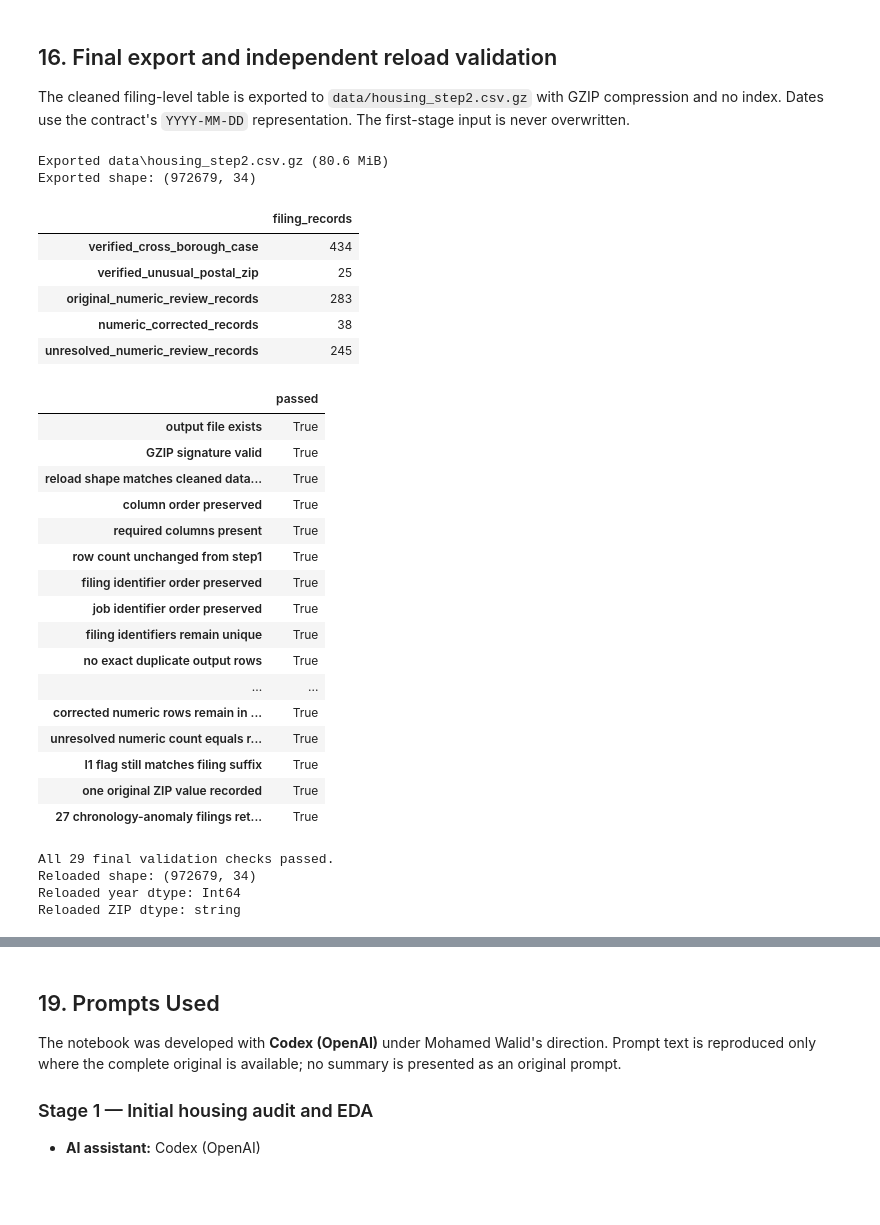
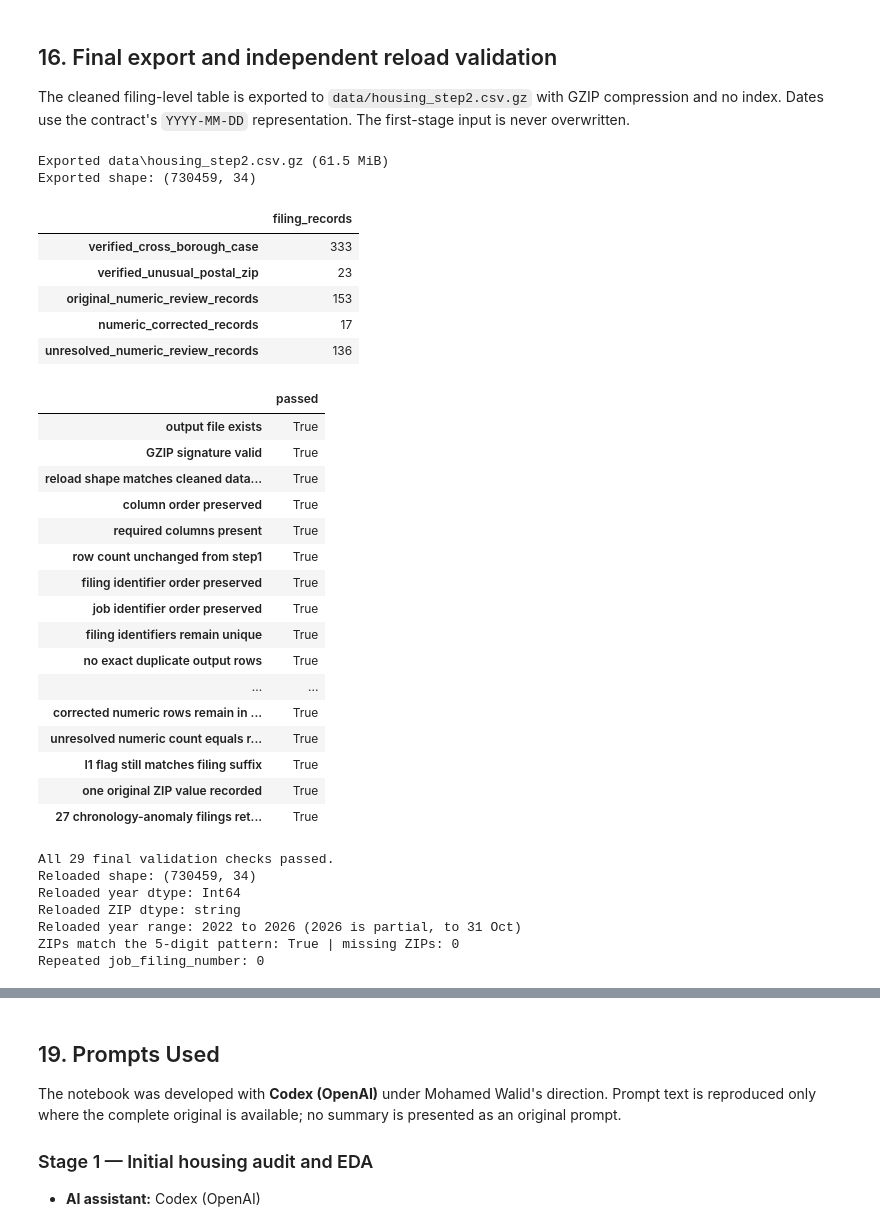
Before and after one commit to Sanad-Manga/NYC-Build-And-Crash, a Jupyter notebook: phase1_housing_eda_cleaning_walid.ipynb, the cells around one changed output, grey strips where cells are left out. Cells and saved outputs as stored; diff of their text form; code cells hidden in the pictures; blank space fills up the shorter version.

```diff
--- a/phase1_housing_eda_cleaning_walid.ipynb
+++ b/phase1_housing_eda_cleaning_walid.ipynb
@@ -1039,0 +1037,15 @@ Derived year range: 2016 to 2026
+# %%
+SCOPE_START, SCOPE_END = pd.Timestamp("2022-01-01"), pd.Timestamp("2026-11-01")
+
+rows_before_scope = len(clean_df)
+jobs_before_scope = clean_df["job_id"].nunique()
+in_scope = (clean_df["filing_date"] >= SCOPE_START) & (clean_df["filing_date"] < SCOPE_END)
+clean_df = clean_df[in_scope].copy()
+
+print("Rows before the scope filter:", f"{rows_before_scope:,}", "| unique jobs:", f"{jobs_before_scope:,}")
+print("Rows removed by the scope filter:", f"{rows_before_scope - len(clean_df):,}")
+print("Rows after the scope filter:", f"{len(clean_df):,}", "| unique jobs:", f"{clean_df['job_id'].nunique():,}")
+print("Filing records per year (2026 is partial, to 31 Oct):")
+print(clean_df["year"].value_counts().sort_index().to_string())
+assert clean_df["year"].min() >= 2022
+assert clean_df["filing_date"].max() < SCOPE_END
@@ -1147,8 +1170,8 @@ clean_df.to_csv(
 print(f"Exported {output_path} ({output_path.stat().st_size / 1024**2:,.1f} MiB)")
 print("Exported shape:", clean_df.shape)
 # %% [output]
-Exported data\housing_step2.csv.gz (80.6 MiB)
-Exported shape: (972679, 34)
+Exported data\housing_step2.csv.gz (61.5 MiB)
+Exported shape: (730459, 34)
 # %%
 reload_dtypes = {
     "zip_code": "string",
@@ -1226,38 +1249,45 @@ validation_checks = pd.Series({
     "ZIP flags match exact ZIP/borough definitions": reloaded["zip_quality_flag"].equals(expected_zip_quality),
     "cross-borough ZIP flag count recalculates correctly": reloaded["zip_quality_flag"].eq("verified_cross_borough_case").sum() == export_cross_borough.sum(),
     "unusual-postal ZIP flag count recalculates correctly": reloaded["zip_quality_flag"].eq("verified_unusual_postal_zip").sum() == export_unusual_postal.sum(),
     "all dates reloaded as datetime": all(pd.api.types.is_datetime64_any_dtype(reloaded[c]) for c in cleaning_date_columns),
     "year equals filing year": reloaded["year"].equals(reloaded["filing_date"].dt.year.astype("Int64")),
     "no negative focus numerics": not (reloaded[numeric_validation_columns] < 0).any().any(),
     "invalid floor-area magnitudes removed": not reloaded["total_construction_floor_area"].gt(FLOOR_AREA_INVALID_THRESHOLD).any(),
     "invalid existing-unit magnitudes removed": not reloaded["existing_dwelling_units"].gt(DWELLING_UNITS_INVALID_THRESHOLD).any(),
     "invalid proposed-unit magnitudes removed": not reloaded["proposed_dwelling_units"].gt(DWELLING_UNITS_INVALID_THRESHOLD).any(),
     "numeric review history count matches source mask": export_original_numeric_review.sum() == numeric_outlier_review.sum(),
     "numeric corrected row count matches correction masks": export_numeric_corrected.sum() == (invalid_floor_area | invalid_existing_units | invalid_proposed_units).sum(),
     "corrected numeric rows remain in review history": not (export_numeric_corrected & ~export_original_numeric_review).any(),
     "unresolved numeric count equals review minus corrected": export_unresolved_numeric_review.sum() == export_original_numeric_review.sum() - export_numeric_corrected.sum(),
     "I1 flag still matches filing suffix": (reloaded["is_initial_filing"].astype(bool) == reloaded["job_filing_number"].str.endswith("-I1")).all(),
     "one original ZIP value recorded": reloaded["zip_code_original"].notna().sum() == 1,
     "27 chronology-anomaly filings retained": reloaded["chronology_quality_flag"].ne("ok").sum() == 27,
 })
 validation_table = validation_checks.rename("passed").to_frame()
 display(validation_table)
 
 if not bool(validation_checks.all()):
     failed = validation_checks.index[~validation_checks].tolist()
     raise AssertionError(f"Final housing validation failed: {failed}")
 
 print(f"All {len(validation_checks)} final validation checks passed.")
 print("Reloaded shape:", reloaded.shape)
 print("Reloaded year dtype:", reloaded["year"].dtype)
 print("Reloaded ZIP dtype:", reloaded["zip_code"].dtype)
+# Scope checks on the exported file (2022-01-01 to 2026-10-31)
+assert clean_df["year"].min() >= 2022
+assert reloaded["year"].min() >= 2022
+assert reloaded["filing_date"].max() < pd.Timestamp("2026-11-01")
+print("Reloaded year range:", int(reloaded["year"].min()), "to", int(reloaded["year"].max()), "(2026 is partial, to 31 Oct)")
+print("ZIPs match the 5-digit pattern:", bool(reloaded["zip_code"].str.fullmatch(r"\d{5}").all()), "| missing ZIPs:", int(reloaded["zip_code"].isna().sum()))
+print("Repeated job_filing_number:", int(reloaded["job_filing_number"].duplicated().sum()))
 # %% [output]
 |  | filing_records |
-| verified_cross_borough_case | 434 |
-| verified_unusual_postal_zip | 25 |
-| original_numeric_review_records | 283 |
-| numeric_corrected_records | 38 |
-| unresolved_numeric_review_records | 245 |
+| verified_cross_borough_case | 333 |
+| verified_unusual_postal_zip | 23 |
+| original_numeric_review_records | 153 |
+| numeric_corrected_records | 17 |
+| unresolved_numeric_review_records | 136 |
 |  | passed |
 | output file exists | True |
 | GZIP signature valid | True |
@@ -1276,9 +1306,12 @@ print("Reloaded ZIP dtype:", reloaded["zip_code"].dtype)
 | one original ZIP value recorded | True |
 | 27 chronology-anomaly filings ret... | True |
 All 29 final validation checks passed.
-Reloaded shape: (972679, 34)
+Reloaded shape: (730459, 34)
 Reloaded year dtype: Int64
 Reloaded ZIP dtype: string
+Reloaded year range: 2022 to 2026 (2026 is partial, to 31 Oct)
+ZIPs match the 5-digit pattern: True | missing ZIPs: 0
+Repeated job_filing_number: 0
 # %% [markdown]
 ## 17. Housing handoff summary
 
```
Also changed, not shown: parts of 39 cells of this notebook.
